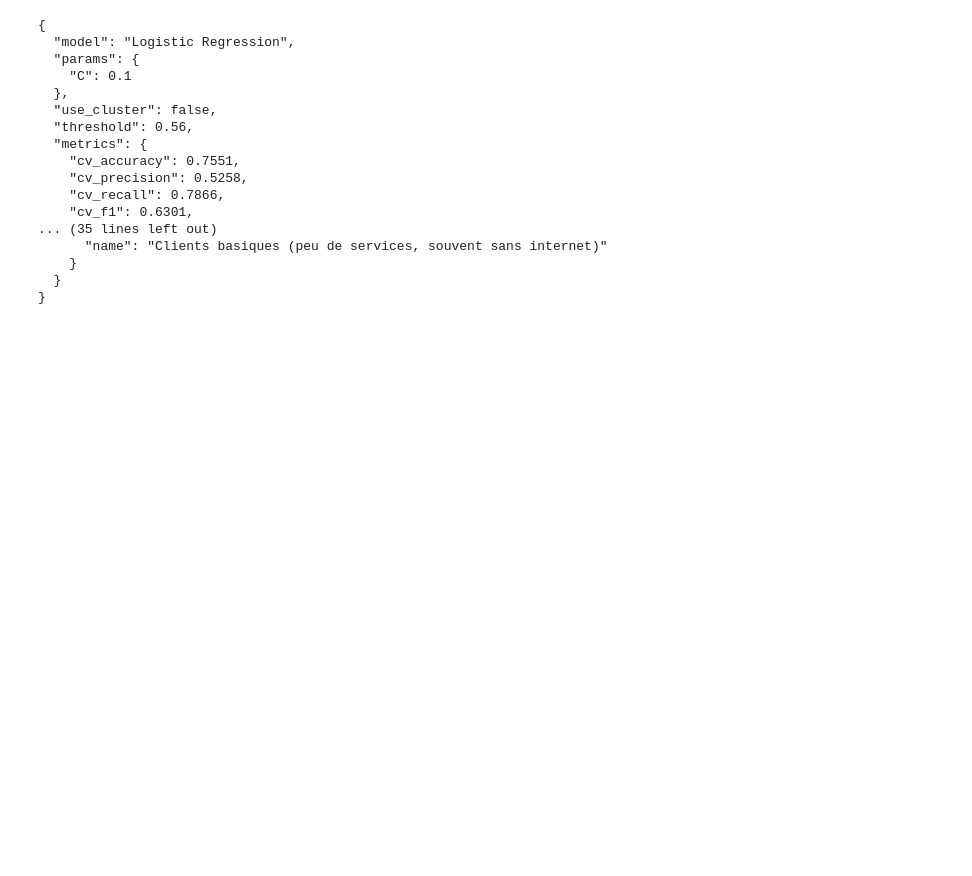
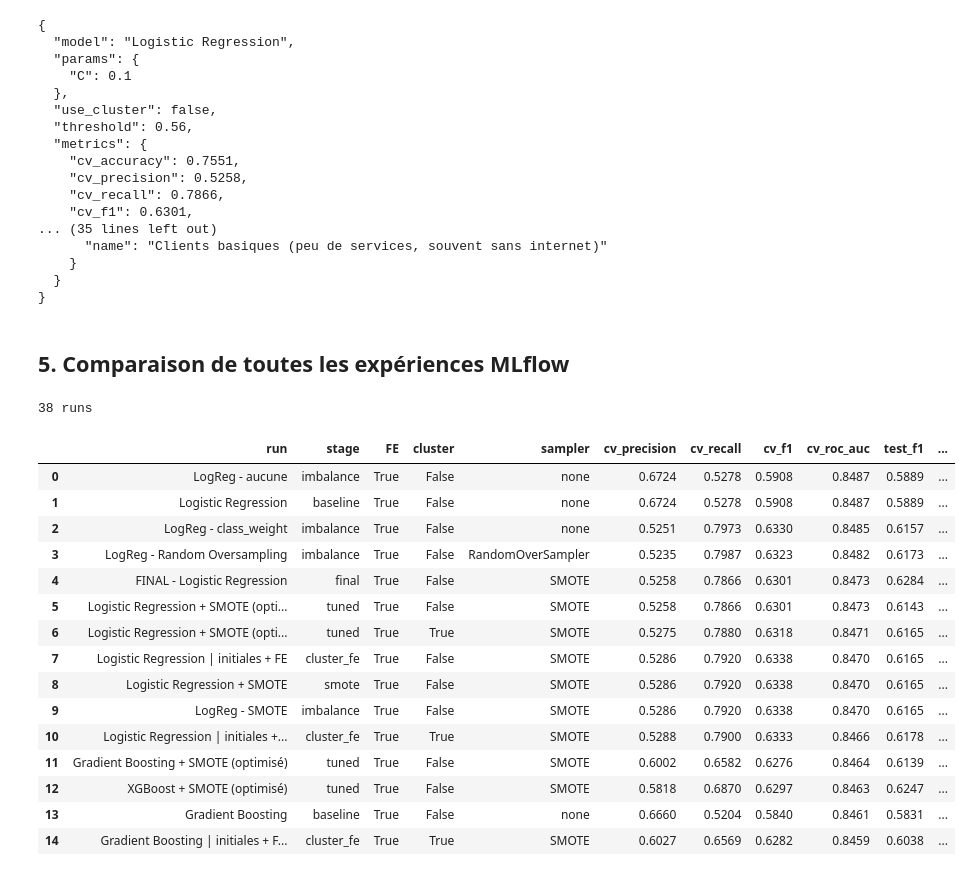
Before and after one commit to doughmi-ilyas/customer-churn-prediction, a Jupyter notebook: notebooks/05_optimisation_mlflow.ipynb, the cells around one changed output. Cells and saved outputs as stored; diff of their text form; code cells hidden in the pictures; blank space fills up the shorter version.

Commit message:
optimisation: add section "Comparaison de toutes les expériences MLflow"

```diff
--- a/notebooks/05_optimisation_mlflow.ipynb
+++ b/notebooks/05_optimisation_mlflow.ipynb
@@ -418,3 +418,42 @@ print(json.dumps(info, indent=2, ensure_ascii=False))
     }
   }
 }
+# %% [markdown]
+## 5. Comparaison de toutes les expériences MLflow
+# %%
+runs = mlflow.search_runs(experiment_names=[EXPERIMENT], order_by=["metrics.cv_roc_auc DESC"])
+cols = {
+    "tags.mlflow.runName": "run",
+    "tags.stage": "stage",
+    "params.use_feature_engineering": "FE",
+    "params.use_cluster": "cluster",
+    "params.sampler": "sampler",
+    "metrics.cv_precision": "cv_precision",
+    "metrics.cv_recall": "cv_recall",
+    "metrics.cv_f1": "cv_f1",
+    "metrics.cv_roc_auc": "cv_roc_auc",
+    "metrics.test_f1": "test_f1",
+    "metrics.test_roc_auc": "test_roc_auc",
+}
+summary = runs[list(cols)].rename(columns=cols)
+summary.to_csv("reports/mlflow_runs.csv", index=False)
+print(len(summary), "runs")
+summary.round(4).head(15)
+# %% [output]
+38 runs
+|  | run | stage | FE | cluster | sampler | cv_precision | cv_recall | cv_f1 | cv_roc_auc | test_f1 | ... |
+| 0 | LogReg - aucune | imbalance | True | False | none | 0.6724 | 0.5278 | 0.5908 | 0.8487 | 0.5889 | ... |
+| 1 | Logistic Regression | baseline | True | False | none | 0.6724 | 0.5278 | 0.5908 | 0.8487 | 0.5889 | ... |
+| 2 | LogReg - class_weight | imbalance | True | False | none | 0.5251 | 0.7973 | 0.6330 | 0.8485 | 0.6157 | ... |
+| 3 | LogReg - Random Oversampling | imbalance | True | False | RandomOverSampler | 0.5235 | 0.7987 | 0.6323 | 0.8482 | 0.6173 | ... |
+| 4 | FINAL - Logistic Regression | final | True | False | SMOTE | 0.5258 | 0.7866 | 0.6301 | 0.8473 | 0.6284 | ... |
+| 5 | Logistic Regression + SMOTE (opti... | tuned | True | False | SMOTE | 0.5258 | 0.7866 | 0.6301 | 0.8473 | 0.6143 | ... |
+| 6 | Logistic Regression + SMOTE (opti... | tuned | True | True | SMOTE | 0.5275 | 0.7880 | 0.6318 | 0.8471 | 0.6165 | ... |
+| 7 | Logistic Regression | initiales + FE | cluster_fe | True | False | SMOTE | 0.5286 | 0.7920 | 0.6338 | 0.8470 | 0.6165 | ... |
+| 8 | Logistic Regression + SMOTE | smote | True | False | SMOTE | 0.5286 | 0.7920 | 0.6338 | 0.8470 | 0.6165 | ... |
+| 9 | LogReg - SMOTE | imbalance | True | False | SMOTE | 0.5286 | 0.7920 | 0.6338 | 0.8470 | 0.6165 | ... |
+| 10 | Logistic Regression | initiales +... | cluster_fe | True | True | SMOTE | 0.5288 | 0.7900 | 0.6333 | 0.8466 | 0.6178 | ... |
+| 11 | Gradient Boosting + SMOTE (optimisé) | tuned | True | False | SMOTE | 0.6002 | 0.6582 | 0.6276 | 0.8464 | 0.6139 | ... |
+| 12 | XGBoost + SMOTE (optimisé) | tuned | True | False | SMOTE | 0.5818 | 0.6870 | 0.6297 | 0.8463 | 0.6247 | ... |
+| 13 | Gradient Boosting | baseline | True | False | none | 0.6660 | 0.5204 | 0.5840 | 0.8461 | 0.5831 | ... |
+| 14 | Gradient Boosting | initiales + F... | cluster_fe | True | True | SMOTE | 0.6027 | 0.6569 | 0.6282 | 0.8459 | 0.6038 | ... |
```
Also changed, not shown: 1 other file.
